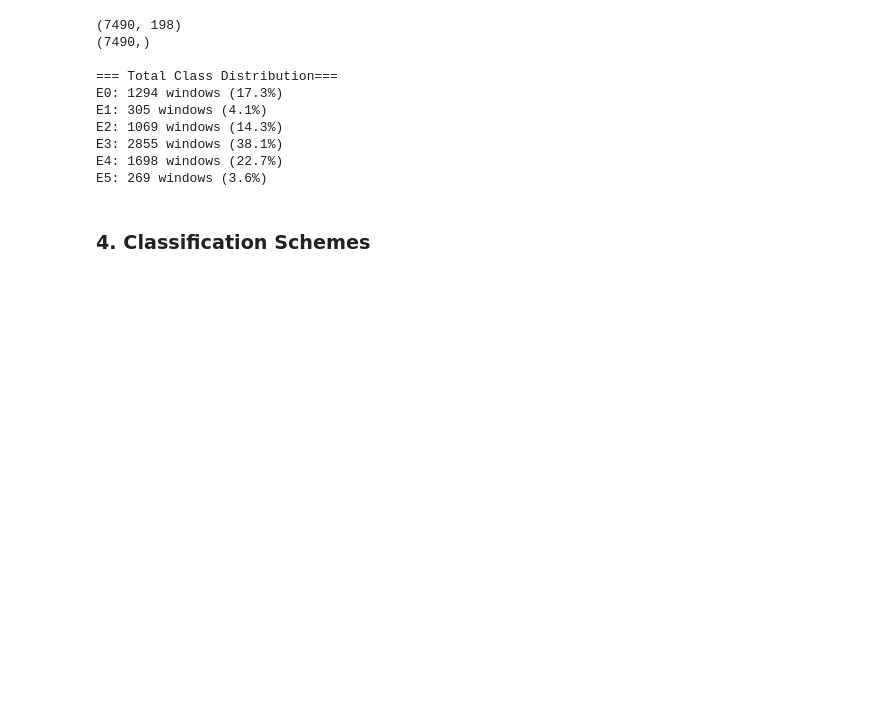
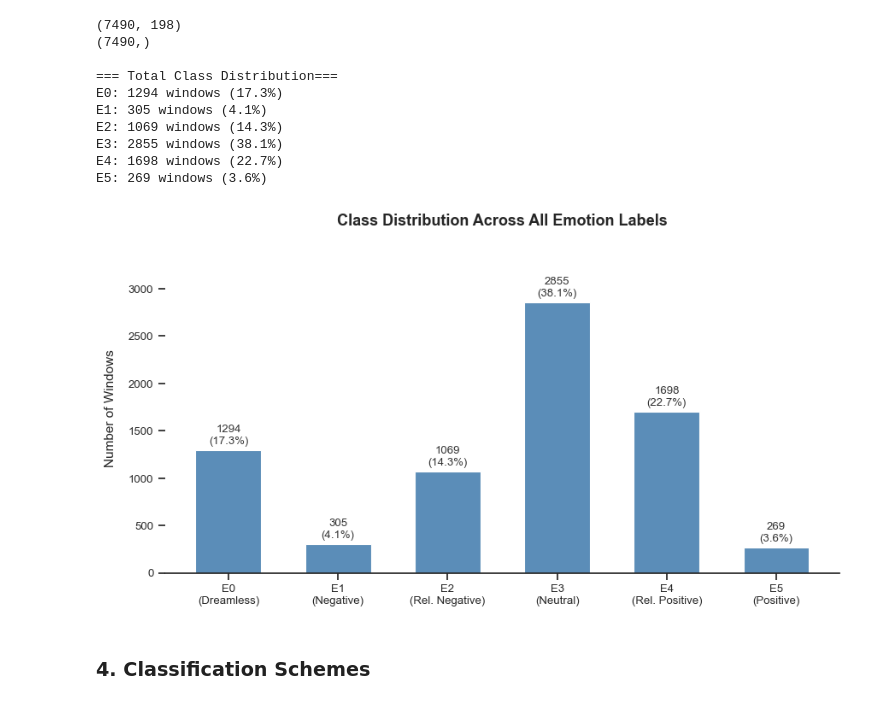
Before and after one commit to connor-richardson/dream-state-classifier, a Jupyter notebook: DWT.ipynb, the cells around one changed output. Drawn from its saved outputs; the diff is of its cells as text; code cells hidden in the pictures; blank space fills up the shorter version.

```diff
--- a/DWT.ipynb
+++ b/DWT.ipynb
@@ -173,6 +173,39 @@ E2: 1069 windows (14.3%)
 E3: 2855 windows (38.1%)
 E4: 1698 windows (22.7%)
 E5: 269 windows (3.6%)
+# %%
+unique, counts = np.unique(y, return_counts=True)
+total = len(y)
+
+classes = ['E0\n(Dreamless)', 'E1\n(Negative)', 'E2\n(Rel. Negative)',
+           'E3\n(Neutral)', 'E4\n(Rel. Positive)', 'E5\n(Positive)']
+
+sns.set_theme(style="ticks", font_scale=1.1)
+fig, ax = plt.subplots(figsize=(9, 5))
+
+bars = ax.bar(classes, counts, color='#5b8db8', edgecolor='white', linewidth=0.8, width=0.6)
+
+for bar, count in zip(bars, counts):
+    pct = count / total * 100
+    ax.text(bar.get_x() + bar.get_width() / 2,
+            bar.get_height() + 40,
+            f'{count}\n({pct:.1f}%)',
+            ha='center', va='bottom', fontsize=9.5, color='#333333')
+
+ax.set_ylabel('Number of Windows', fontsize=11, labelpad=10)
+ax.set_title('Class Distribution Across All Emotion Labels', fontsize=13, fontweight='bold', pad=15)
+ax.set_ylim(0, max(counts) * 1.22)
+ax.spines['top'].set_visible(False)
+ax.spines['right'].set_visible(False)
+ax.spines['left'].set_visible(False)
+ax.tick_params(axis='x', labelsize=9.5)
+ax.tick_params(axis='y', labelsize=9.5)
+
+plt.tight_layout()
+plt.savefig('class_dist_full.png', dpi=300, bbox_inches='tight')
+plt.show()
+# %% [output]
+[figure, added]
 # %% [markdown]
 ### 4. Classification Schemes
 # %% [markdown]
```
Also changed, not shown: parts of 10 cells of this notebook, 1 other file.
